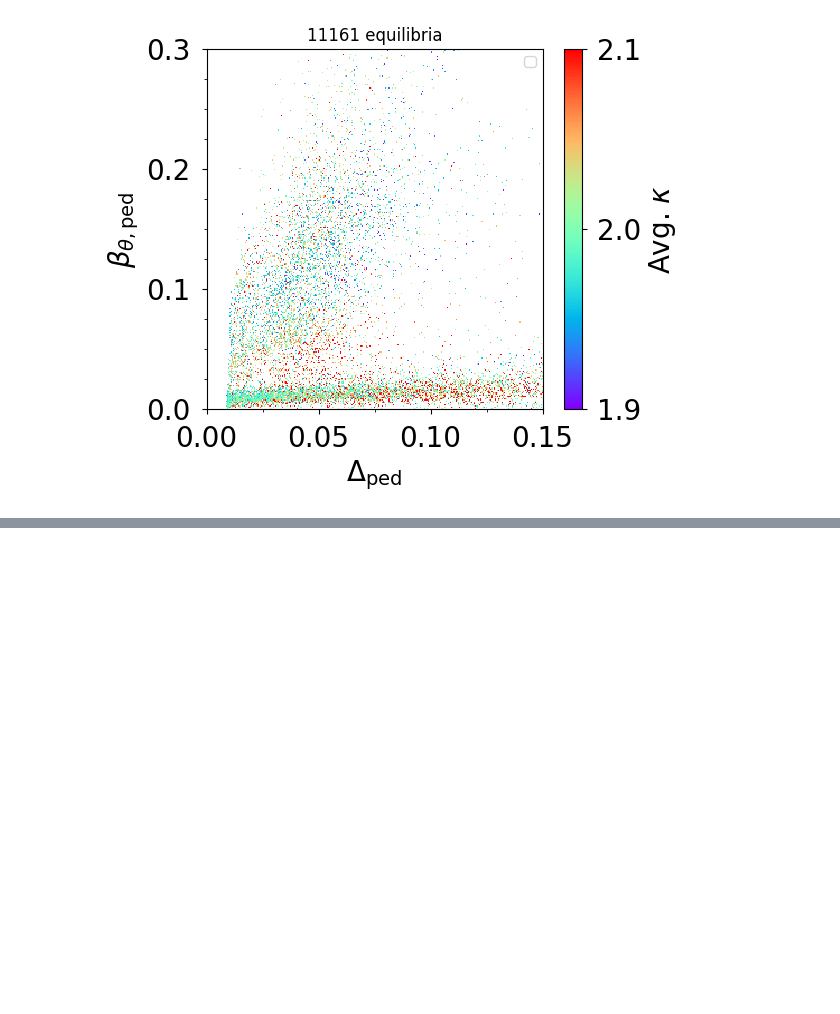
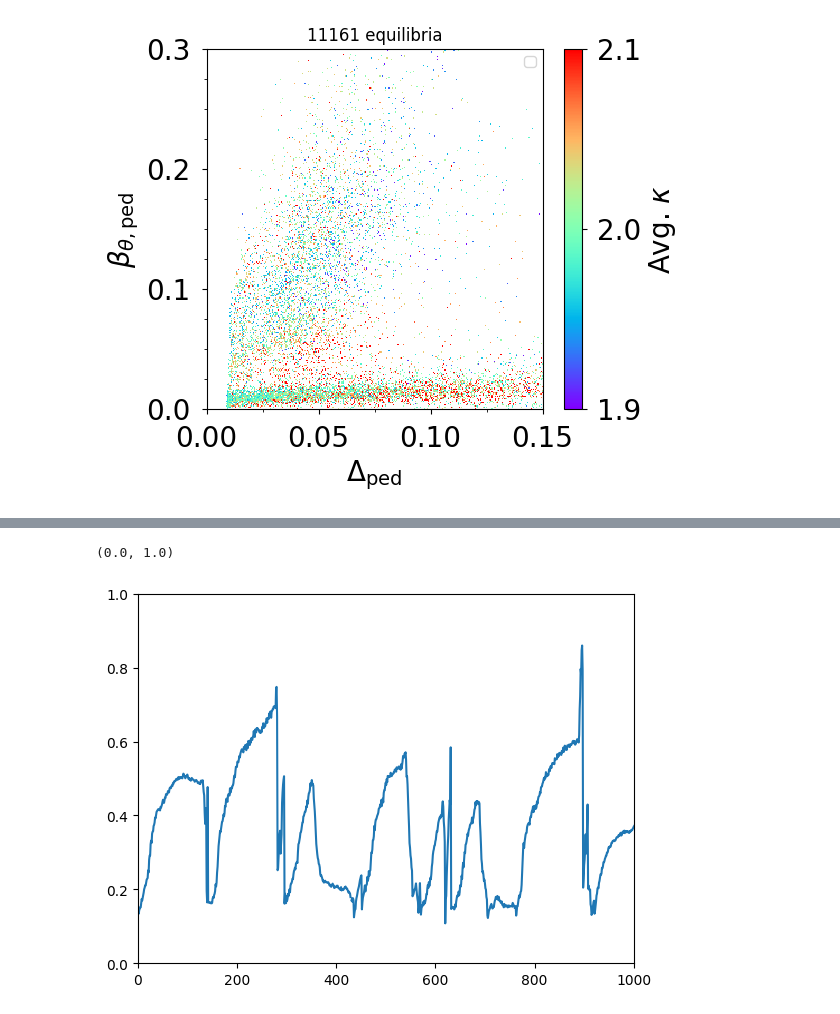
Before and after one commit to evrydayorsted/pedestal, a Jupyter notebook: archive/notebook.ipynb, the cells around one changed output, grey strips where cells are left out. Saved outputs shown, nothing was run; the diff lists cells and outputs as text; code cells hidden in the pictures; blank space fills up the shorter version.

```diff
--- a/archive/notebook.ipynb
+++ b/archive/notebook.ipynb
@@ -772,0 +775,5 @@ a.contourPlot(1, numPix=300, numMin=0,cbarMin=1.9, cbarMax=2.1, countType="elong
+# %%
+filename = "outputWithBeamPower3/outputWithTagData/outputWithElmTimes/outputWithGreenwald/outputWithElmPercent" +'/MAST-U_pedestal_'+"allShots"+'.pkl'
+infile = open(filename, 'rb')
+pkldata = pickle.load(infile)
+infile.close()
@@ -772,0 +801,7 @@ a.contourPlot(1, numPix=300, numMin=0,cbarMin=1.9, cbarMax=2.1, countType="elong
+# %%
+plt.plot(pkldata["greenwaldFraction"])
+plt.xlim(0, 1000)
+plt.ylim(0, 1)
+# %% [output]
+(0.0, 1.0)
+[figure, added]
```
Also changed, not shown: parts of 7 cells of this notebook, 6 other files.
